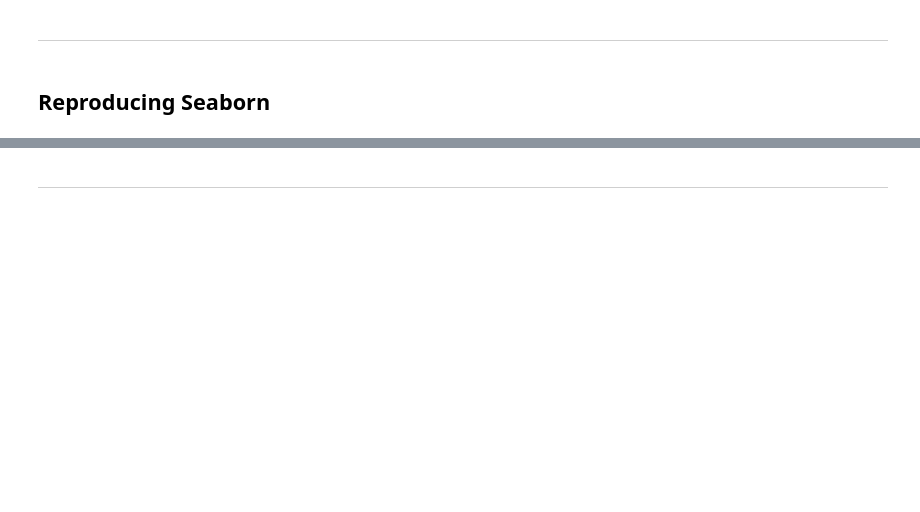
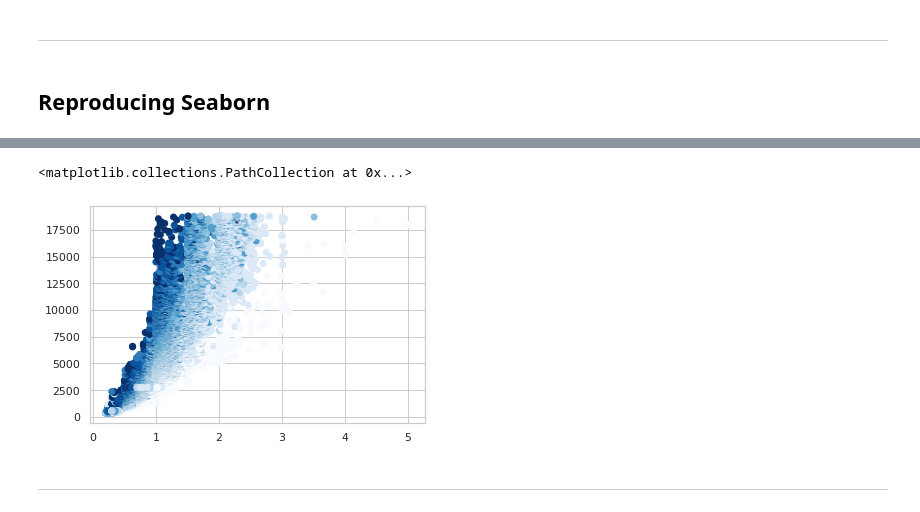
Before and after one commit to xie186/Intermediate-Matplotlib, a Jupyter notebook: tutorial.ipynb, the cells around one changed output, grey strips where cells are left out. Drawn from its saved outputs; the diff is of its cells as text; code cells hidden in the pictures; blank space fills up the shorter version.

```diff
--- a/tutorial.ipynb
+++ b/tutorial.ipynb
@@ -54,2 +106,9 @@ sns.scatterplot(x="carat", y="price",
+# %%
+## reverse the color use "Blues_r"
+plt.scatter(diamonds.carat, diamonds.price,
+            c=diamonds.clarity_value, cmap="Blues_r")
+# %% [output]
+<matplotlib.collections.PathCollection at 0x...>
+[figure, added]
 # %% [markdown]
 ---
```
Also changed, not shown: parts of 22 cells of this notebook, 5 other files.
